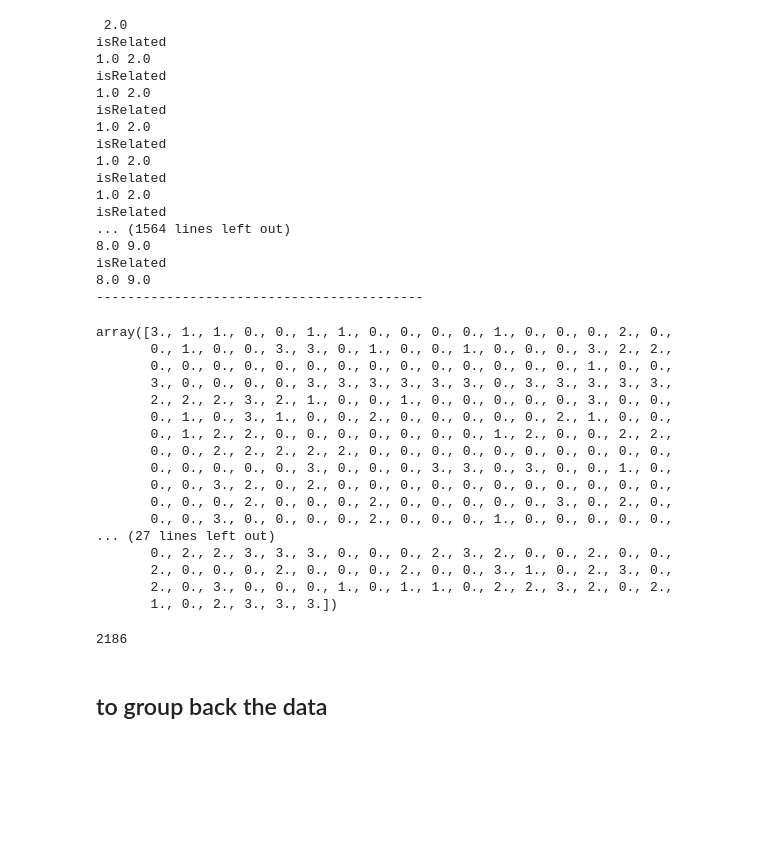
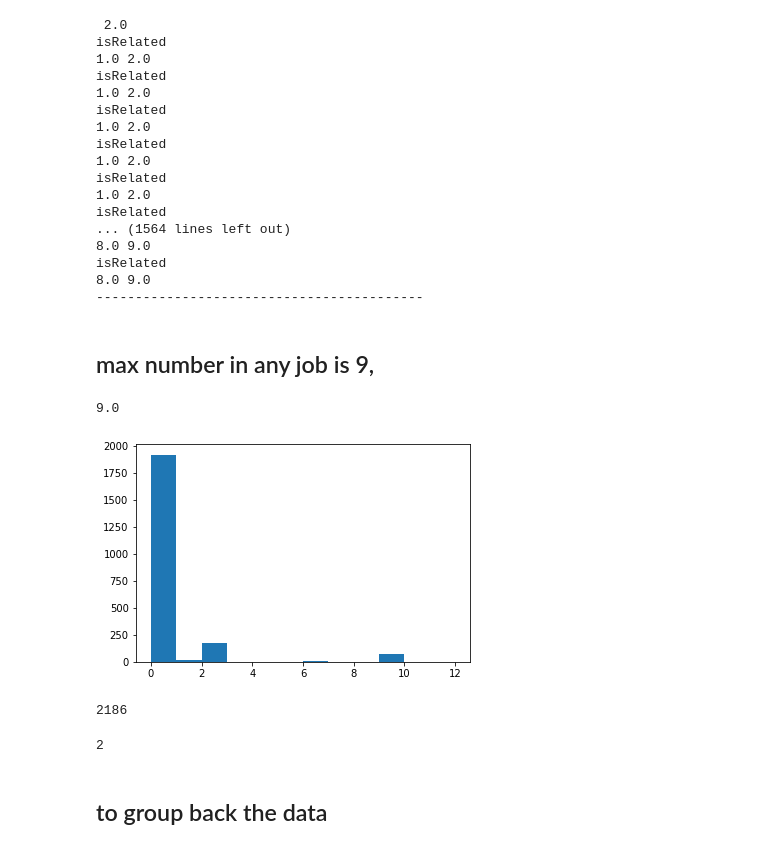
Before and after one commit to jguerrae/bootcamps, a Jupyter notebook: 3_extract/3_clustering.ipynb, the cells around one changed output. Cells and saved outputs as stored; diff of their text form; code cells hidden in the pictures; blank space fills up the shorter version.

Commit message:
corections to methods and graph

```diff
--- a/3_extract/3_clustering.ipynb
+++ b/3_extract/3_clustering.ipynb
@@ -255,30 +256,26 @@ isRelated
 isRelated
 8.0 9.0
 ------------------------------------------
-# %%
-clusterTotal
-# %% [output]
-array([3., 1., 1., 0., 0., 1., 1., 0., 0., 0., 0., 1., 0., 0., 0., 2., 0.,
-       0., 1., 0., 0., 3., 3., 0., 1., 0., 0., 1., 0., 0., 0., 3., 2., 2.,
-       0., 0., 0., 0., 0., 0., 0., 0., 0., 0., 0., 0., 0., 0., 1., 0., 0.,
-       3., 0., 0., 0., 0., 3., 3., 3., 3., 3., 3., 0., 3., 3., 3., 3., 3.,
-       2., 2., 2., 3., 2., 1., 0., 0., 1., 0., 0., 0., 0., 0., 3., 0., 0.,
-       0., 1., 0., 3., 1., 0., 0., 2., 0., 0., 0., 0., 0., 2., 1., 0., 0.,
-       0., 1., 2., 2., 0., 0., 0., 0., 0., 0., 0., 1., 2., 0., 0., 2., 2.,
-       0., 0., 2., 2., 2., 2., 2., 0., 0., 0., 0., 0., 0., 0., 0., 0., 0.,
-       0., 0., 0., 0., 0., 3., 0., 0., 0., 3., 3., 0., 3., 0., 0., 1., 0.,
-       0., 0., 3., 2., 0., 2., 0., 0., 0., 0., 0., 0., 0., 0., 0., 0., 0.,
-       0., 0., 0., 2., 0., 0., 0., 2., 0., 0., 0., 0., 0., 3., 0., 2., 0.,
-       0., 0., 3., 0., 0., 0., 0., 2., 0., 0., 0., 1., 0., 0., 0., 0., 0.,
-... (27 lines left out)
-       0., 2., 2., 3., 3., 3., 0., 0., 0., 2., 3., 2., 0., 0., 2., 0., 0.,
-       2., 0., 0., 0., 2., 0., 0., 0., 2., 0., 0., 3., 1., 0., 2., 3., 0.,
-       2., 0., 3., 0., 0., 0., 1., 0., 1., 1., 0., 2., 2., 3., 2., 0., 2.,
-       1., 0., 2., 3., 3., 3.])
+# %% [markdown]
+## max number in any job is 9,
+# %%
+print(np.max(clusterTotal))
+# %% [output]
+9.0
+# %%
+
+n, bins, patches = P.hist(clusterTotal,bins=[0,1,2,3,4,5,6,7,8,9,10,11,12])
+P.show()
+# %% [output]
+[figure, added]
 # %%
 len(clusterTotal)
 # %% [output]
 2186
+# %%
+len(profilesVectors[0])
+# %% [output]
+2
 # %% [markdown]
 ## to group back the data
 # %%
```
Also changed, not shown: parts of 5 cells of this notebook, 2 other files.
